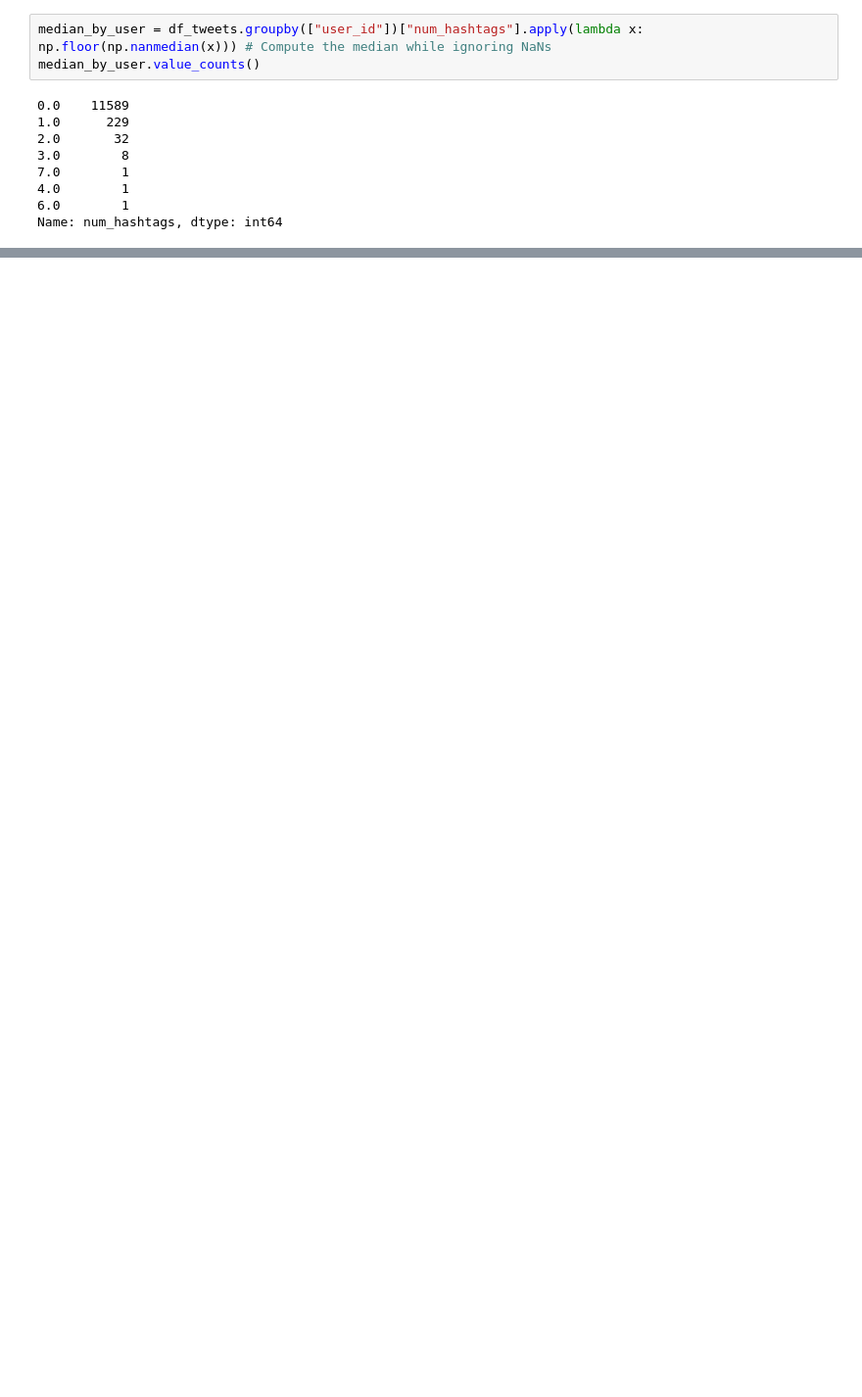
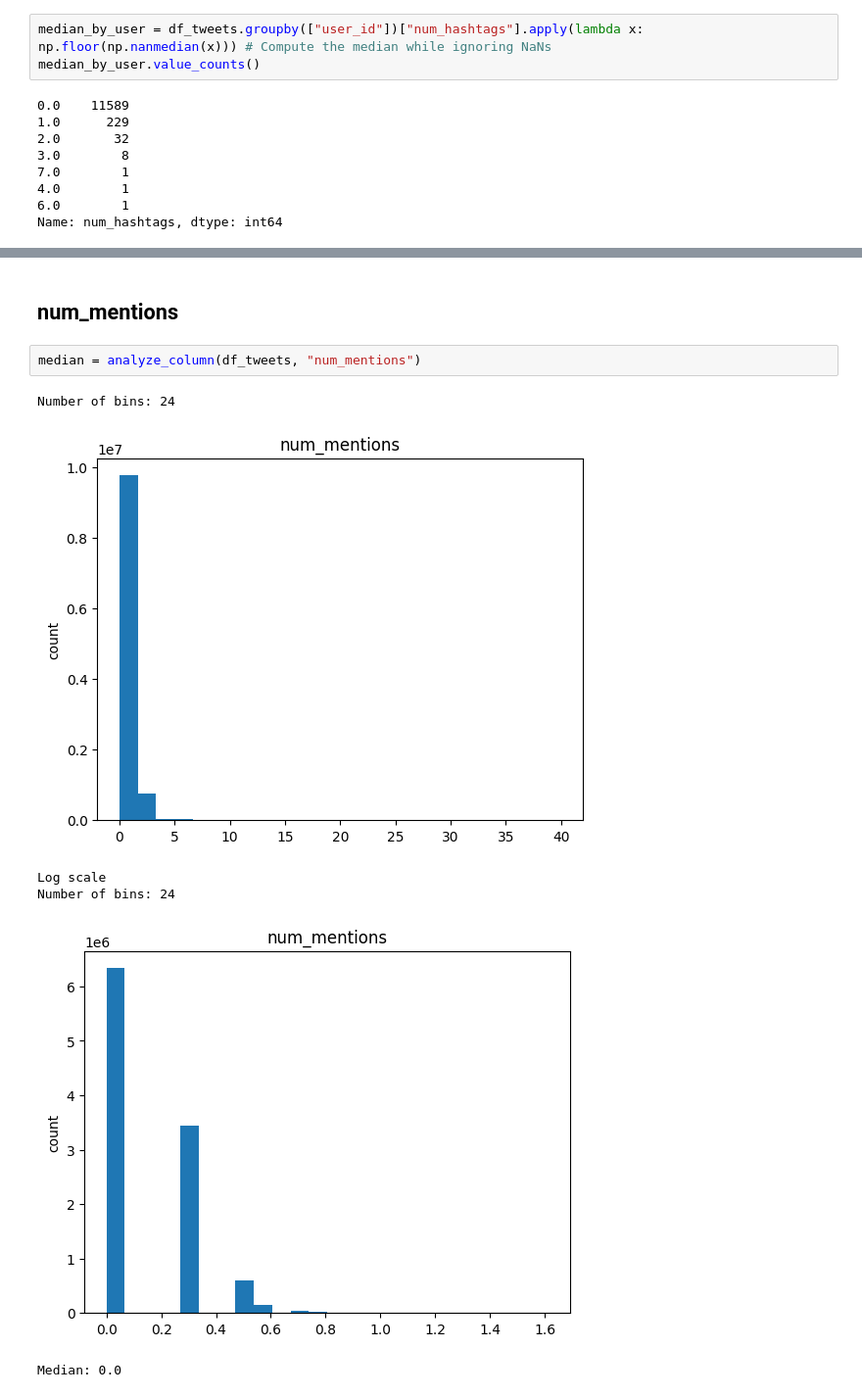
Before and after one commit to domferr/Data-Mining, a Jupyter notebook: Data Cleaning/Tweets - Fill nans.ipynb, the cells around one changed output, grey strips where cells are left out. Shown at 98% size. Cells and saved outputs as stored; diff of their text form; blank space fills up the shorter version.

```diff
--- a/Data Cleaning/Tweets - Fill nans.ipynb
+++ b/Data Cleaning/Tweets - Fill nans.ipynb
@@ -273,0 +252,11 @@ fillna_grouby_userid(df_tweets, "num_hashtags", median)
+# %% [markdown]
+## num_mentions
+# %%
+median = analyze_column(df_tweets, "num_mentions")
+# %% [output]
+Number of bins: 24
+[figure, added]
+Log scale
+Number of bins: 24
+[figure, added]
+Median: 0.0
```
Also changed, not shown: parts of 32 cells of this notebook, 4 other files.
